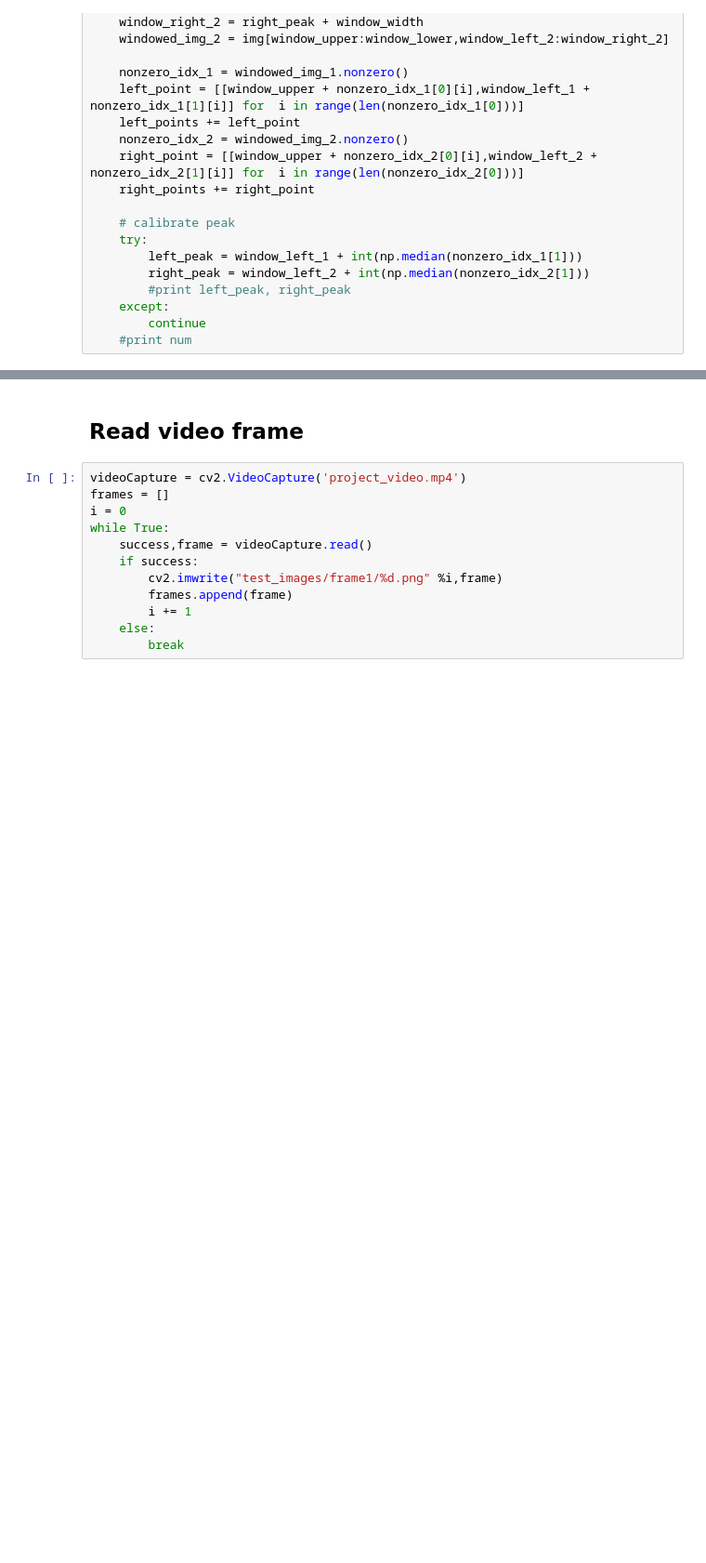
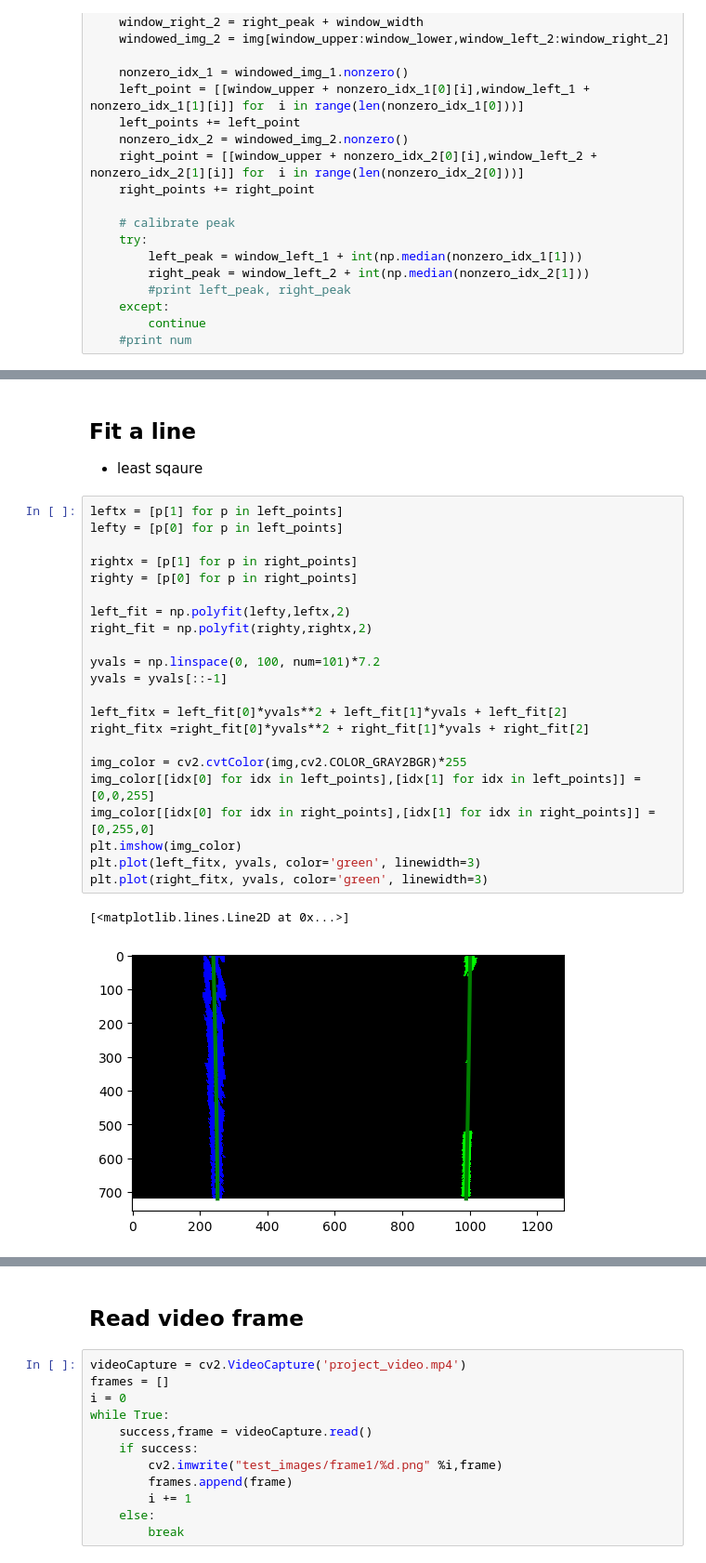
Before and after one commit to ziqiwangsilvia/Lane-Detection, a Jupyter notebook: CV Project.ipynb, the cells around one changed output, grey strips where cells are left out. Shown at 93% size. Cells and saved outputs as stored; diff of their text form; blank space fills up the shorter version.

```diff
--- a/CV Project.ipynb
+++ b/CV Project.ipynb
@@ -160,0 +163,28 @@ plt.imshow(img_color)
+# %% [markdown]
+## Fit a line
+* least sqaure
+# %%
+leftx = [p[1] for p in left_points]
+lefty = [p[0] for p in left_points]
+
+rightx = [p[1] for p in right_points]
+righty = [p[0] for p in right_points]
+
+left_fit = np.polyfit(lefty,leftx,2)
+right_fit = np.polyfit(righty,rightx,2)
+
+yvals = np.linspace(0, 100, num=101)*7.2
+yvals = yvals[::-1]
+
+left_fitx = left_fit[0]*yvals**2 + left_fit[1]*yvals + left_fit[2]
+right_fitx =right_fit[0]*yvals**2 + right_fit[1]*yvals + right_fit[2]
+
+img_color = cv2.cvtColor(img,cv2.COLOR_GRAY2BGR)*255
+img_color[[idx[0] for idx in left_points],[idx[1] for idx in left_points]] = [0,0,255]
+img_color[[idx[0] for idx in right_points],[idx[1] for idx in right_points]] = [0,255,0]
+plt.imshow(img_color)
+plt.plot(left_fitx, yvals, color='green', linewidth=3)
+plt.plot(right_fitx, yvals, color='green', linewidth=3)
+# %% [output]
+[<matplotlib.lines.Line2D at 0x...>]
+[figure, added]
```
Also changed, not shown: parts of 7 cells of this notebook.
